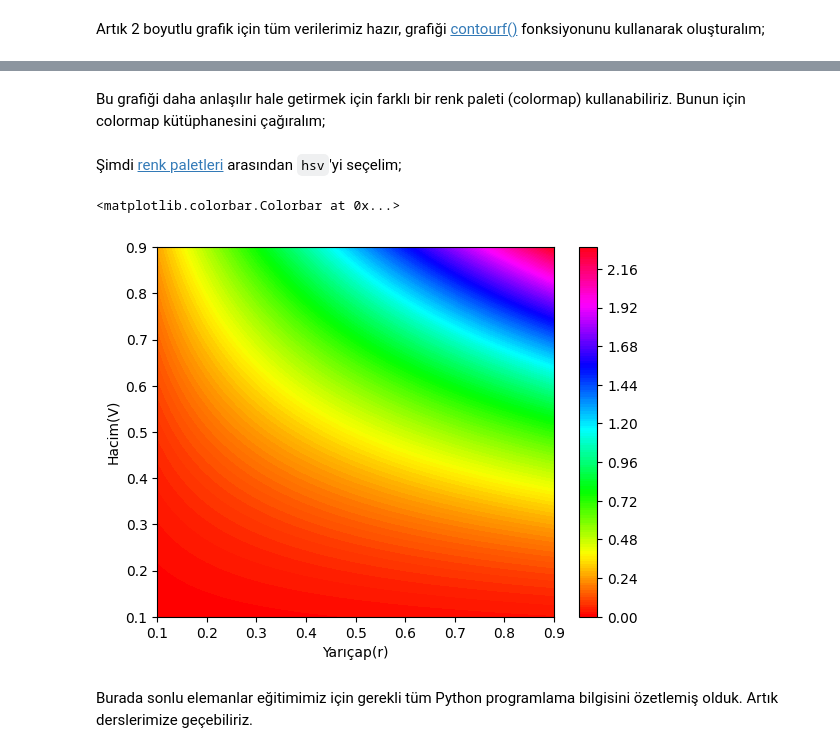
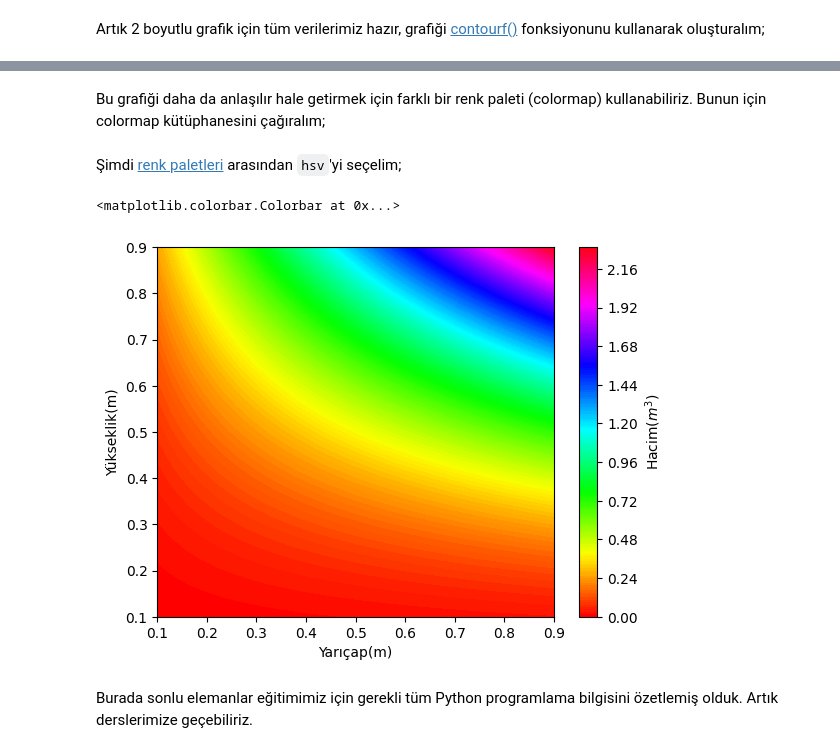
Before and after one commit to seatemelleri/SEA-Temelleri, a Jupyter notebook: Dersler/2_PythonGiris.ipynb, the cells around one changed output, grey strips where cells are left out. Cells and saved outputs as stored; diff of their text form; code cells hidden in the pictures.

```diff
--- a/Dersler/2_PythonGiris.ipynb
+++ b/Dersler/2_PythonGiris.ipynb
@@ -203,0 +206,6 @@ plt.colorbar()
+# %%
+hassasiyet = 200
+plt.contourf(HH,RR,hacimler2,hassasiyet)
+plt.xlabel("Yarıçap(m)")
+plt.ylabel("Yükseklik(m)")
+plt.colorbar(label=r"Hacim($m^3$)")
@@ -204,16 +215,16 @@ plt.colorbar()
 # %% [markdown]
-Bu grafiği daha anlaşılır hale getirmek için farklı bir renk paleti (colormap) kullanabiliriz. Bunun için colormap kütüphanesini çağıralım;
+Bu grafiği daha da anlaşılır hale getirmek için farklı bir renk paleti (colormap) kullanabiliriz. Bunun için colormap kütüphanesini çağıralım;
 # %%
 from matplotlib import cm
 # %% [markdown]
 Şimdi <a href="https://matplotlib.org/stable/tutorials/colors/colormaps.html"> renk paletleri</a> arasından `hsv`'yi seçelim;
 # %%
-plt.contourf(HH,RR,hacimler2,200,cmap="hsv")
-plt.xlabel("Yarıçap(r)")
-plt.ylabel("Hacim(V)")
-plt.colorbar()
+plt.contourf(HH,RR,hacimler2,hassasiyet,cmap="hsv")
+plt.xlabel("Yarıçap(m)")
+plt.ylabel("Yükseklik(m)")
+plt.colorbar(label=r"Hacim($m^3$)")
 # %% [output]
 <matplotlib.colorbar.Colorbar at 0x...>
-[figure, old version]
+[figure, new version]
 # %% [markdown]
 Burada sonlu elemanlar eğitimimiz için gerekli tüm Python programlama bilgisini özetlemiş olduk. Artık derslerimize geçebiliriz.
```
Also changed, not shown: parts of 6 cells of this notebook.
